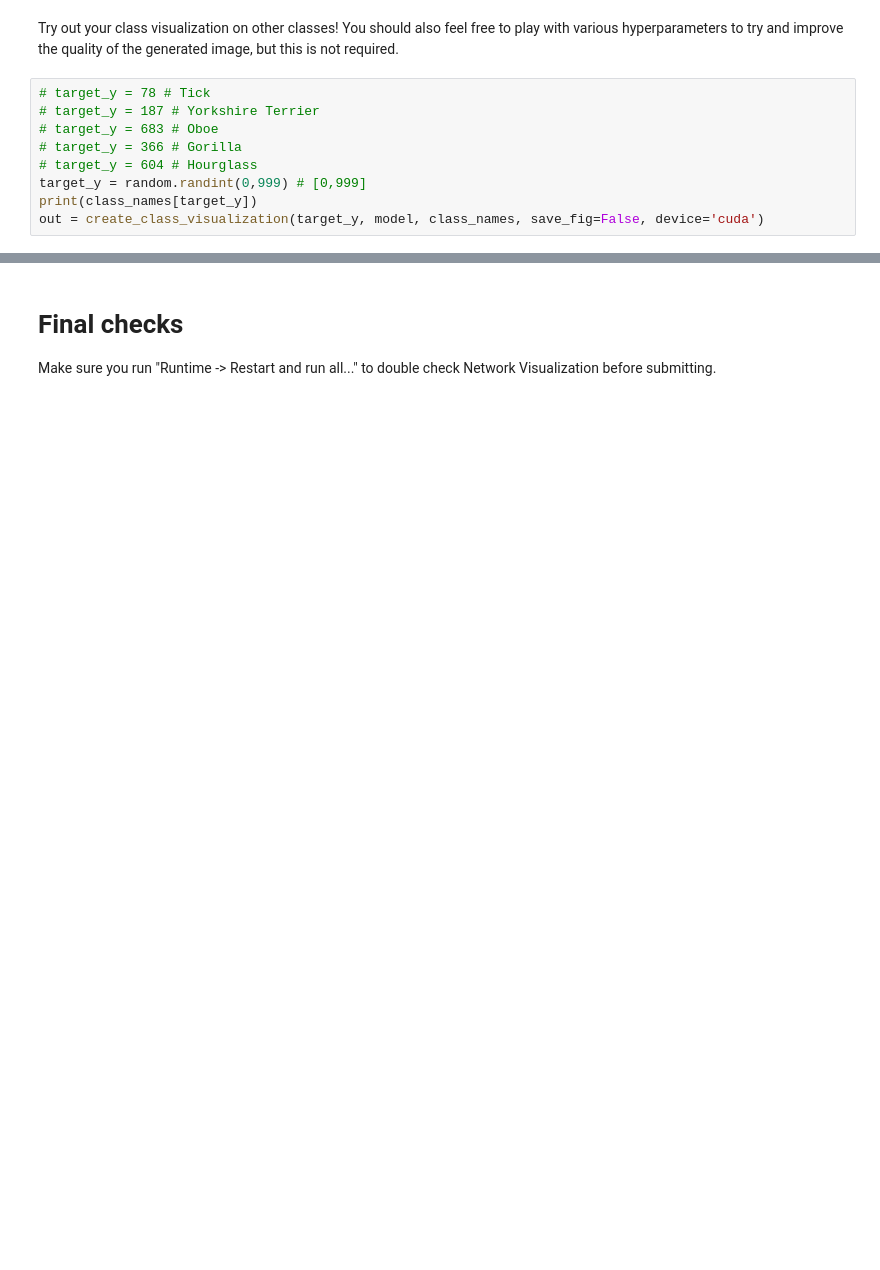
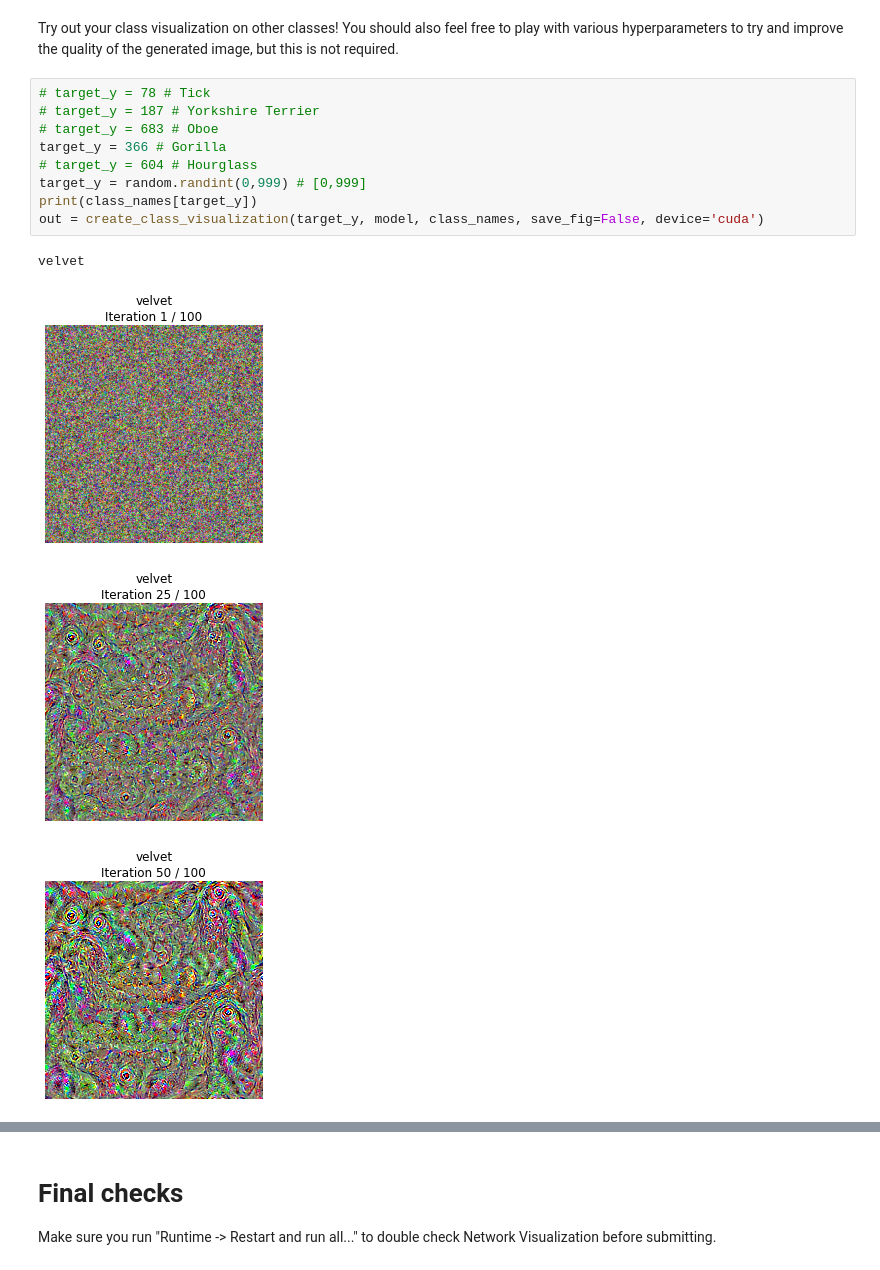
Before and after one commit to nsanghi/umich_deeplearning_eecs498, a Jupyter notebook: A4/network_visualization.ipynb, the cells around one changed output, grey strips where cells are left out. Drawn from its saved outputs; the diff is of its cells as text; blank space fills up the shorter version.

```diff
--- a/A4/network_visualization.ipynb
+++ b/A4/network_visualization.ipynb
@@ -378,9 +380,14 @@ Try out your class visualization on other classes! You should also feel free to
 # %%
 # target_y = 78 # Tick
 # target_y = 187 # Yorkshire Terrier
 # target_y = 683 # Oboe
-# target_y = 366 # Gorilla
+target_y = 366 # Gorilla
 # target_y = 604 # Hourglass
 target_y = random.randint(0,999) # [0,999]
 print(class_names[target_y])
 out = create_class_visualization(target_y, model, class_names, save_fig=False, device='cuda')
+# %% [output]
+velvet
+[figure, added]
+[figure, added]
+[figure, added]
```
Also changed, not shown: parts of 7 cells of this notebook, 1 other file.
